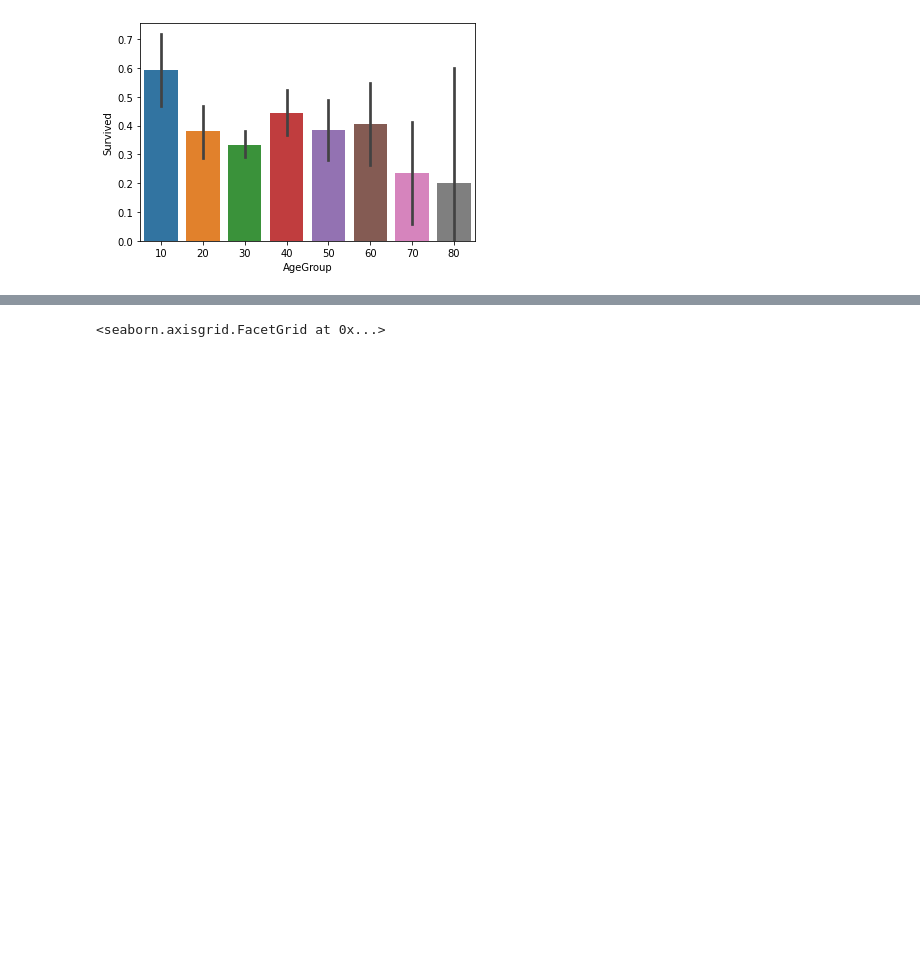
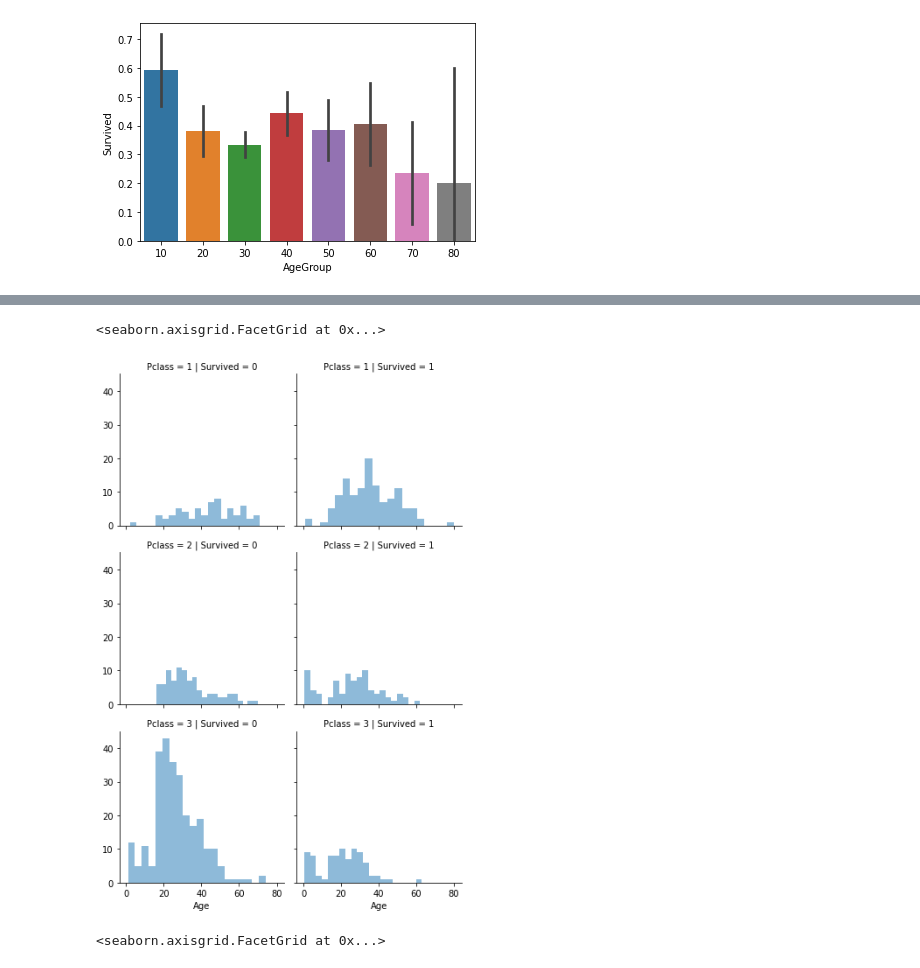
Before and after one commit to mariatan0/titanic, a Jupyter notebook: titanic_notebook.ipynb, the cells around one changed output, grey strips where cells are left out. Saved outputs shown, nothing was run; the diff lists cells and outputs as text; code cells hidden in the pictures; blank space fills up the shorter version.

```diff
--- a/titanic_notebook.ipynb
+++ b/titanic_notebook.ipynb
@@ -232,3 +247,10 @@ sns.barplot(x='AgeGroup', y='Survived', hue='Sex', data=df_train)
+# %%
+#graph to see who survived the most in pclass by age
+pgrid = sns.FacetGrid(df_train, col='Survived', row='Pclass')
+pgrid.map(plt.hist, 'Age', alpha=.5, bins=20)
+# %% [output]
+<seaborn.axisgrid.FacetGrid at 0x...>
+[figure, added]
 # %%
 #graph with embarked and who survived
 sns.catplot(x='Sex', y='Survived', hue='Embarked_filled', kind="bar",data=df_train)
```
Also changed, not shown: parts of 8 cells of this notebook.
